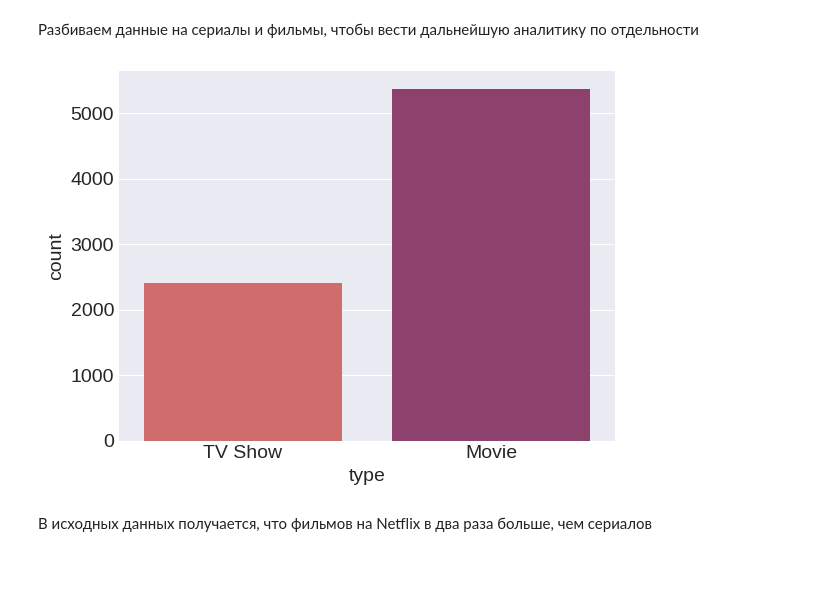
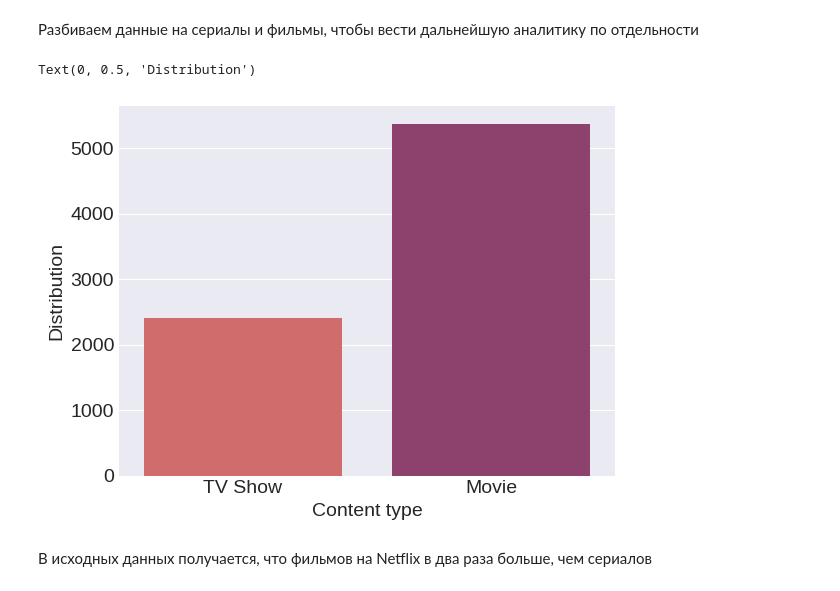
Before and after one commit to AlexaZebra/Coursework, a Jupyter notebook: EDA_Netflix.ipynb, the cells around one changed output. Cells and saved outputs as stored; diff of their text form; code cells hidden in the pictures.

```diff
--- a/EDA_Netflix.ipynb
+++ b/EDA_Netflix.ipynb
@@ -63,8 +66,11 @@ netflix_shows = netflix_overall[netflix_overall['type'] == 'TV Show'].copy()
 netflix_movies = netflix_overall[netflix_overall['type'] == 'Movie'].copy()
 # %%
 ax = sns.countplot(x = 'type', data = netflix_overall, palette = 'flare')
+plt.xlabel('Content type')
+plt.ylabel('Distribution')
 # %% [output]
+Text(0, 0.5, 'Distribution')
-[figure, old version]
+[figure, new version]
 # %% [markdown]
 В исходных данных получается, что фильмов на Netflix в два раза больше, чем сериалов
 # %% [markdown]
```
Also changed, not shown: parts of 11 cells of this notebook.
